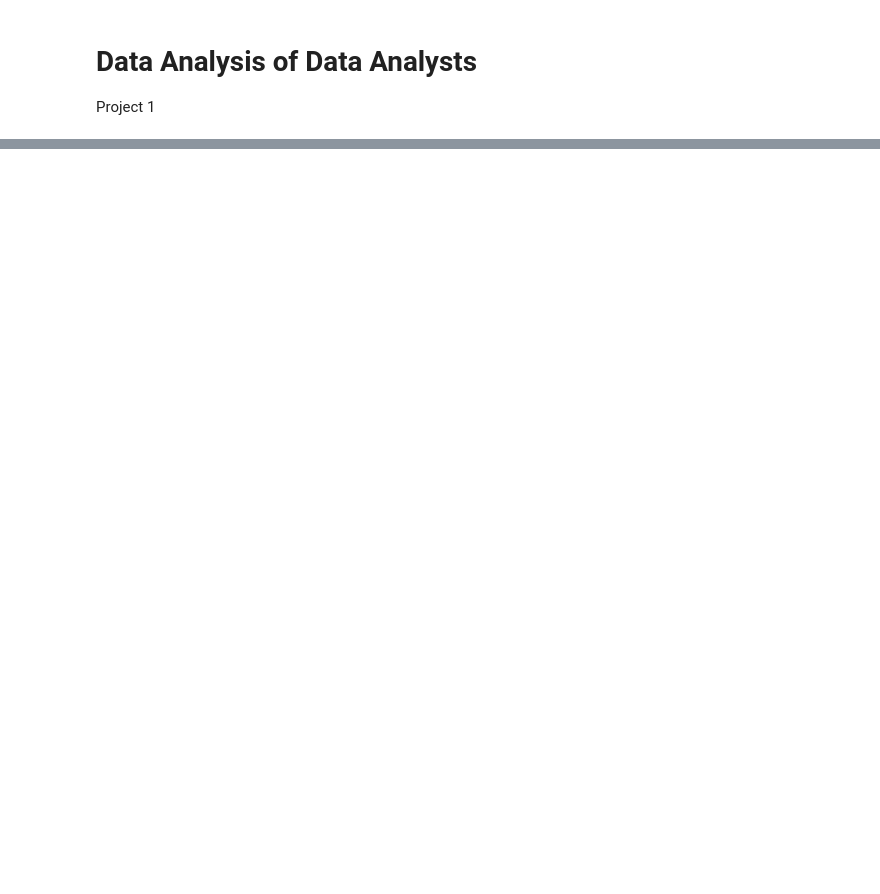
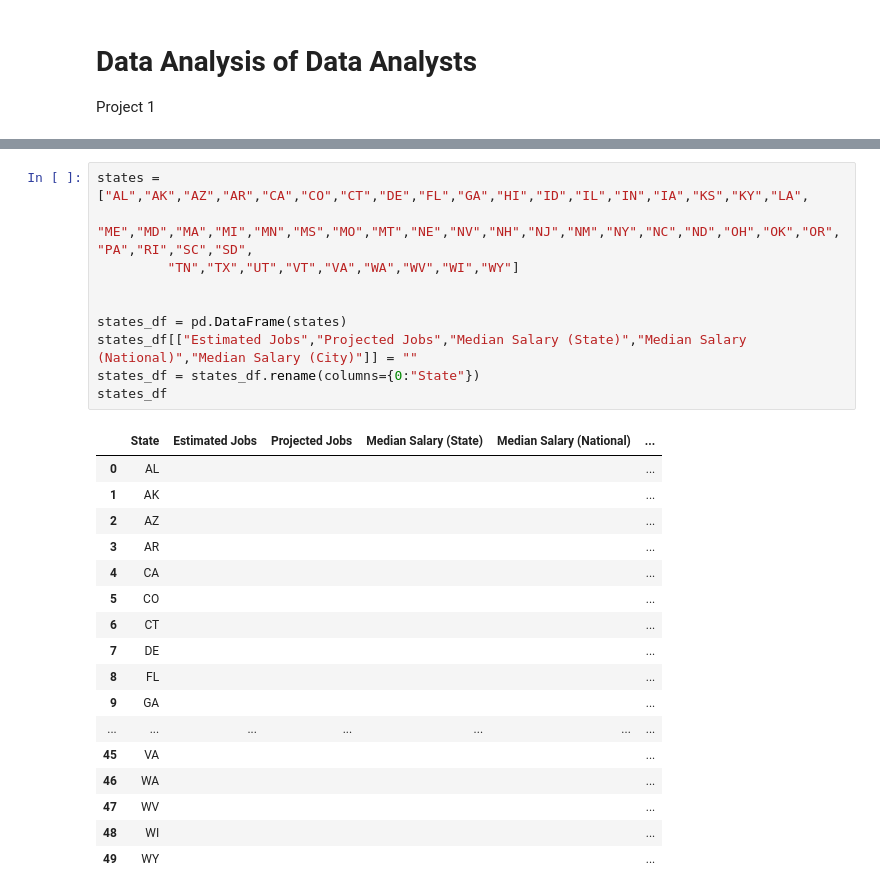
Before and after one commit to peatk/Group3_Project_-1, a Jupyter notebook: DataAnalysisDataAnalysts.ipynb, the cells around one changed output, grey strips where cells are left out. Saved outputs shown, nothing was run; the diff lists cells and outputs as text; blank space fills up the shorter version.

Commit message:
Created data frame and parsed API info for median state,national median, estimated jobs, and projected jobs

```diff
--- a/DataAnalysisDataAnalysts.ipynb
+++ b/DataAnalysisDataAnalysts.ipynb
@@ -63,0 +68,28 @@ response
+# %%
+states = ["AL","AK","AZ","AR","CA","CO","CT","DE","FL","GA","HI","ID","IL","IN","IA","KS","KY","LA",
+          "ME","MD","MA","MI","MN","MS","MO","MT","NE","NV","NH","NJ","NM","NY","NC","ND","OH","OK","OR","PA","RI","SC","SD",
+         "TN","TX","UT","VT","VA","WA","WV","WI","WY"]
+
+
+states_df = pd.DataFrame(states)
+states_df[["Estimated Jobs","Projected Jobs","Median Salary (State)","Median Salary (National)","Median Salary (City)"]] = ""
+states_df = states_df.rename(columns={0:"State"})
+states_df
+# %% [output]
+|  | State | Estimated Jobs | Projected Jobs | Median Salary (State) | Median Salary (National) | ... |
+| 0 | AL |  |  |  |  | ... |
+| 1 | AK |  |  |  |  | ... |
+| 2 | AZ |  |  |  |  | ... |
+| 3 | AR |  |  |  |  | ... |
+| 4 | CA |  |  |  |  | ... |
+| 5 | CO |  |  |  |  | ... |
+| 6 | CT |  |  |  |  | ... |
+| 7 | DE |  |  |  |  | ... |
+| 8 | FL |  |  |  |  | ... |
+| 9 | GA |  |  |  |  | ... |
+| ... | ... | ... | ... | ... | ... | ... |
+| 45 | VA |  |  |  |  | ... |
+| 46 | WA |  |  |  |  | ... |
+| 47 | WV |  |  |  |  | ... |
+| 48 | WI |  |  |  |  | ... |
+| 49 | WY |  |  |  |  | ... |
```
Also changed, not shown: parts of 6 cells of this notebook.
